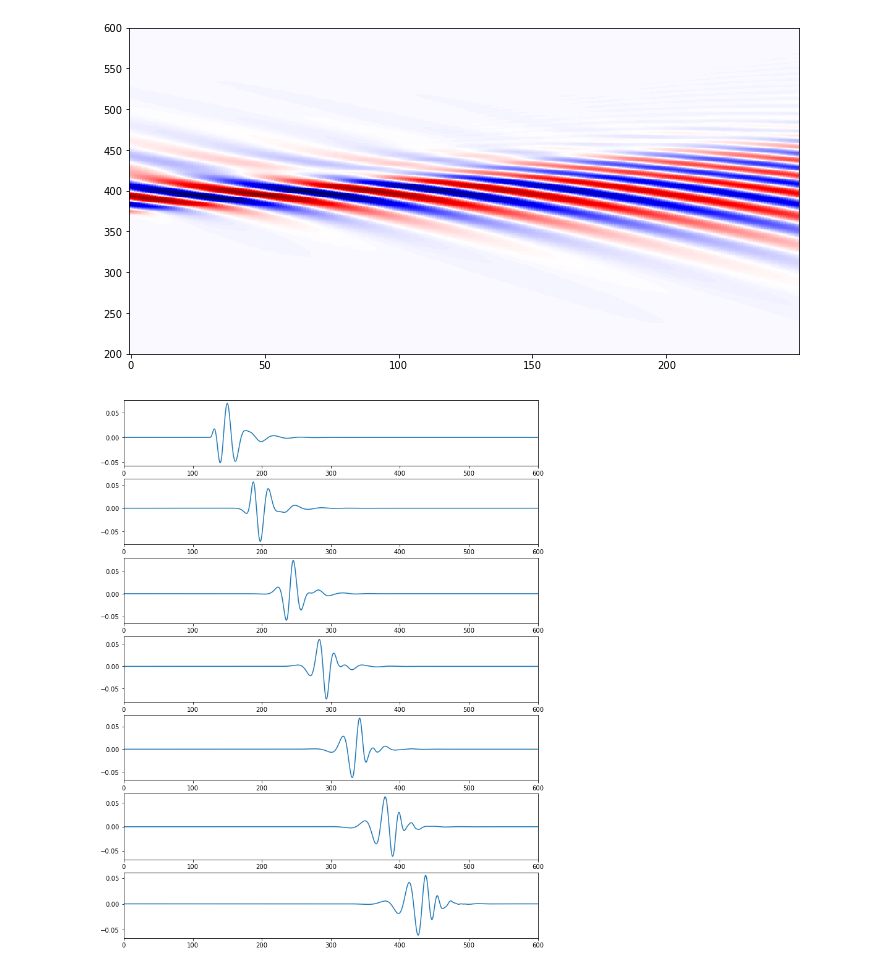
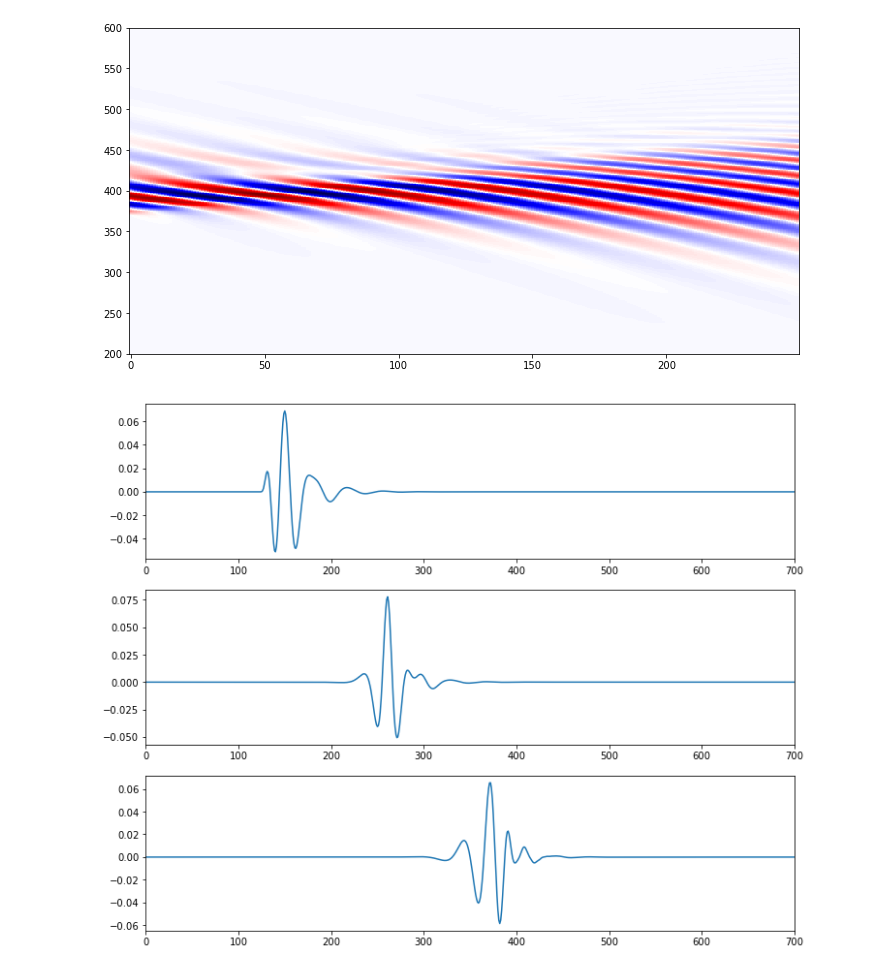
Before and after one commit to spirit11/wave_modulations, a Jupyter notebook: dispersion.ipynb, the cells around one changed output. Cells and saved outputs as stored; diff of their text form; code cells hidden in the pictures.

Commit message:
3 plots only

```diff
--- a/dispersion.ipynb
+++ b/dispersion.ipynb
@@ -71,11 +71,11 @@ plt.show()
 # %% [output]
 [figure]
 # %%
-k=7
-f,ax=plt.subplots(nrows=k,figsize=(12,16))
-for a,i in zip(ax,np.linspace(0,25,k)):
+ws=np.linspace(0,20,3)
+f,ax=plt.subplots(nrows=ws.size,figsize=(12,10))
+for a,i in zip(ax,ws):
     a.plot(sig(i))
-    a.set_xlim([0,600])
+    a.set_xlim([0,700])
 plt.show()
 # %% [output]
-[figure, old version]
+[figure, new version]
```
Also changed, not shown: parts of 1 cell of this notebook.
